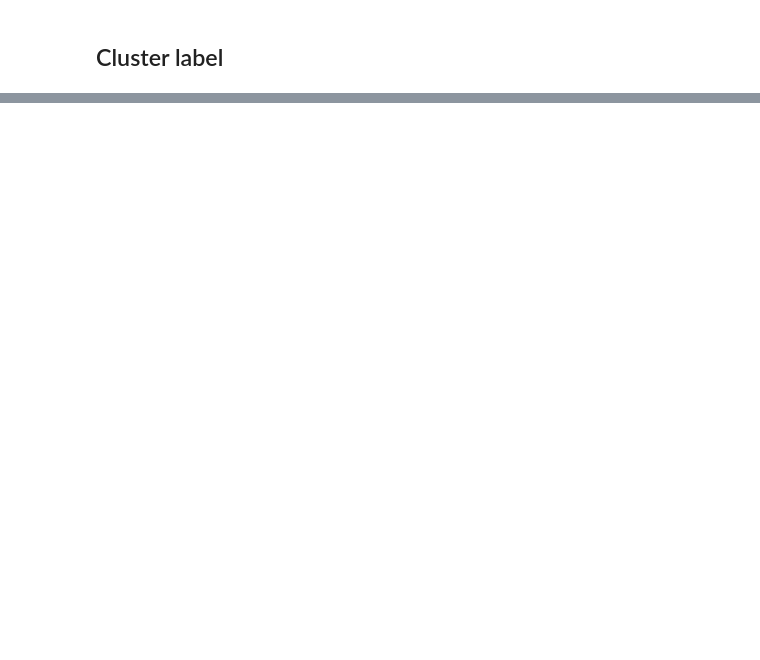
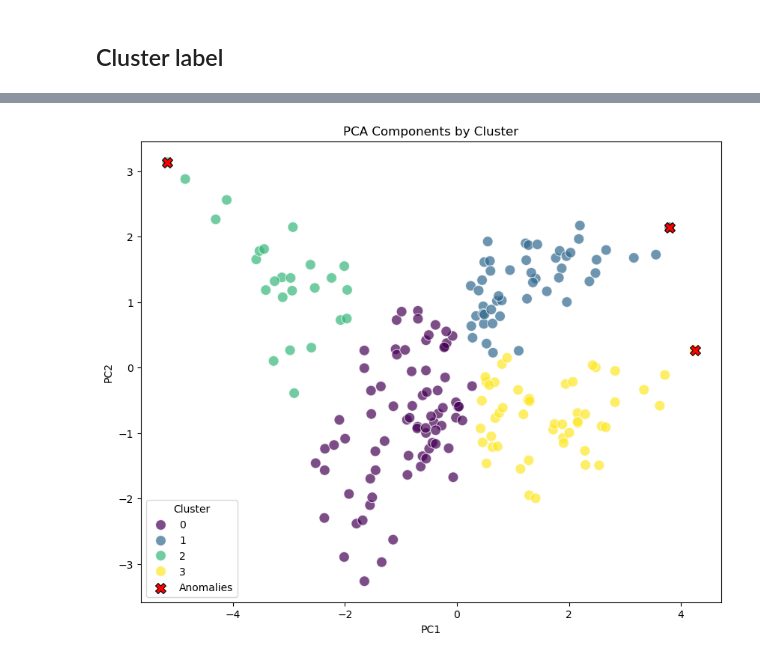
Before and after one commit to rogersoh/sp_AI_MachineLearning, a Jupyter notebook: Applied_Machine_Learning/assignment/ca2 assignment/part A.ipynb, the cells around one changed output, grey strips where cells are left out. Drawn from its saved outputs; the diff is of its cells as text; code cells hidden in the pictures; blank space fills up the shorter version.

```diff
--- a/Applied_Machine_Learning/assignment/ca2 assignment/part A.ipynb
+++ b/Applied_Machine_Learning/assignment/ca2 assignment/part A.ipynb
@@ -597,3 +594,18 @@ def boxplot_by_cluster(data, cluster_col='Cluster', figsize=(15, 10)):
+# %%
+# scatter plot of PCA components colored by cluster
+X_pca = pipeline.named_steps['pca'].transform(pipeline.named_steps['preprocessor'].transform(customer))
+plt.figure(figsize=(10, 8))
+sns.scatterplot(x=X_pca[:, 0], y=X_pca[:, 1],
+                hue=cluster_labels, palette='viridis', s=100, alpha=0.7)
+sns.scatterplot(x=X_pca[anomaly_indices, 0], y=X_pca[anomaly_indices, 1],
+                color='red', s=100, label='Anomalies', edgecolor='black', marker='X')
+plt.title('PCA Components by Cluster')
+plt.xlabel('PC1')
+plt.ylabel('PC2')
+plt.legend(title='Cluster')
+plt.show()
+# %% [output]
+[figure, added]
 # %%
 boxplot_by_cluster(customer_predicted, cluster_col='Cluster')
 # %% [output]
```
Also changed, not shown: parts of 37 cells of this notebook.
